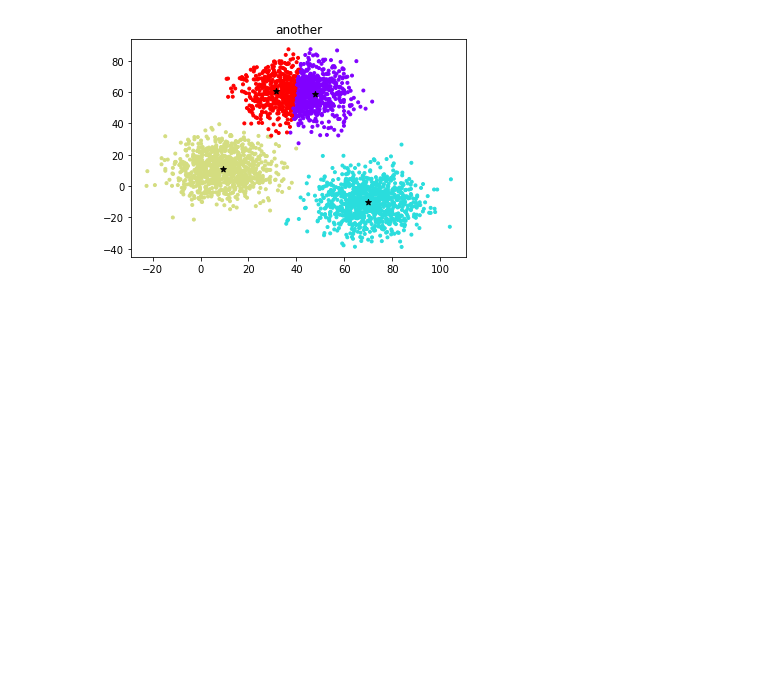
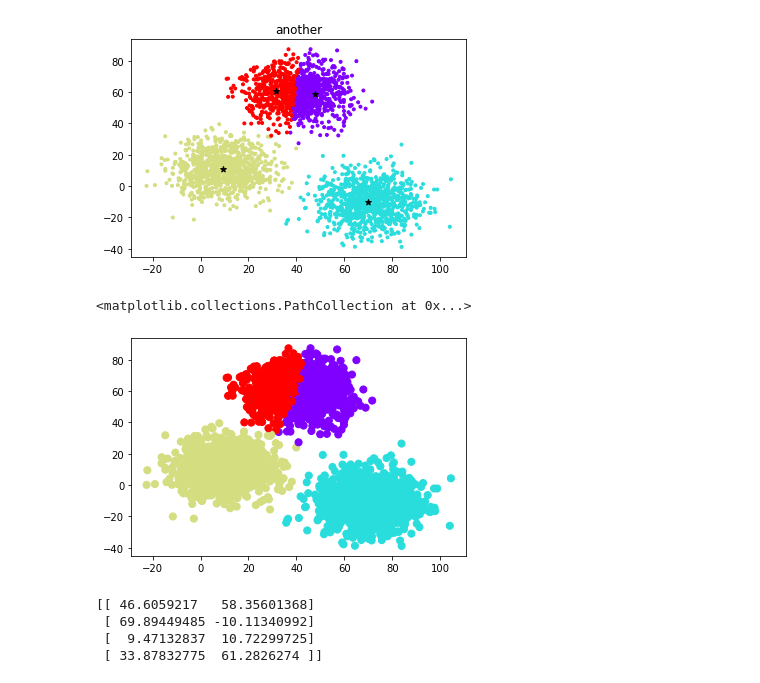
Before and after one commit to gokuljs/vtu-ml-lab, a Jupyter notebook: Kmeans clustring and EM algorithm/Untitled.ipynb, the cells around one changed output. Cells and saved outputs as stored; diff of their text form; code cells hidden in the pictures; blank space fills up the shorter version.

```diff
--- a/Kmeans clustring and EM algorithm/Untitled.ipynb
+++ b/Kmeans clustring and EM algorithm/Untitled.ipynb
@@ -72,3 +72,19 @@ plt.scatter(kmeans.cluster_centers_[:,0],kmeans.cluster_centers_[:,1],marker="*"
 [figure]
 # %%
 # applying em algorithm by calling guassian mixture
+# %%
+gmm=GaussianMixture(n_components=4)
+gmm=gmm.fit(x)
+labels=gmm.predict(x)
+# %%
+plt.scatter(x[:,0],x[:,1],c=labels,s=50,cmap="rainbow")
+# %% [output]
+<matplotlib.collections.PathCollection at 0x...>
+[figure, added]
+# %%
+print(gmm.means_)
+# %% [output]
+[[ 46.6059217   58.35601368]
+ [ 69.89449485 -10.11340992]
+ [  9.47132837  10.72299725]
+ [ 33.87832775  61.2826274 ]]
```
Also changed, not shown: parts of 1 cell of this notebook.
